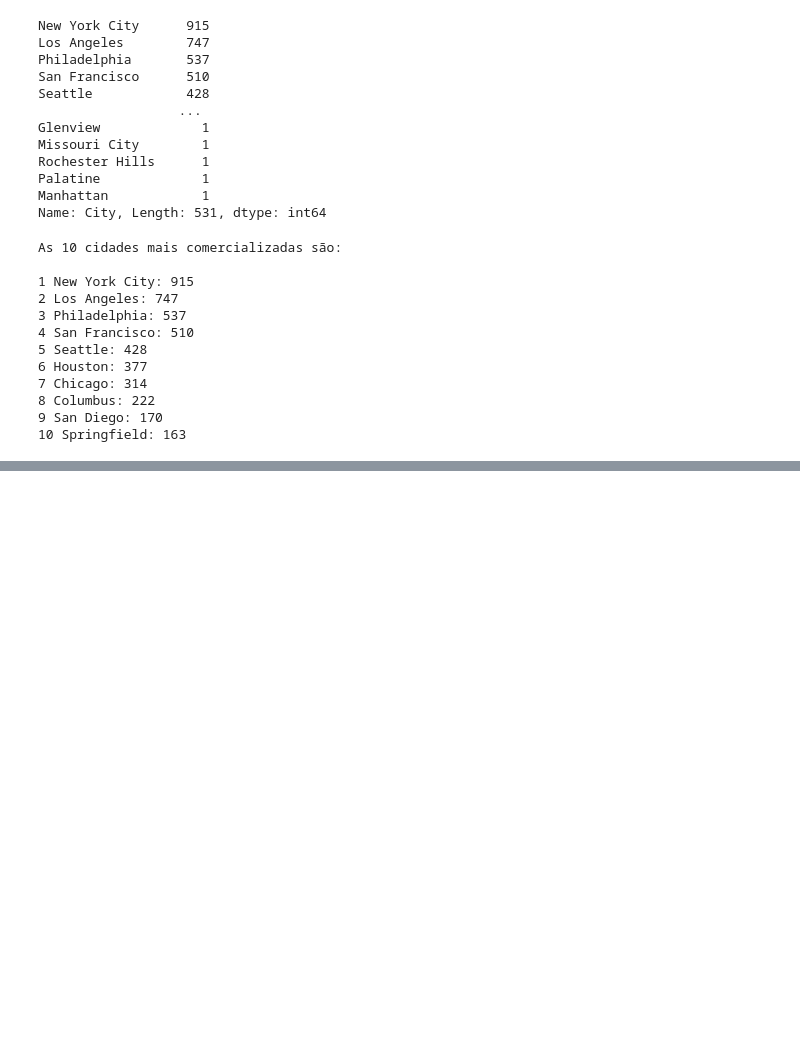
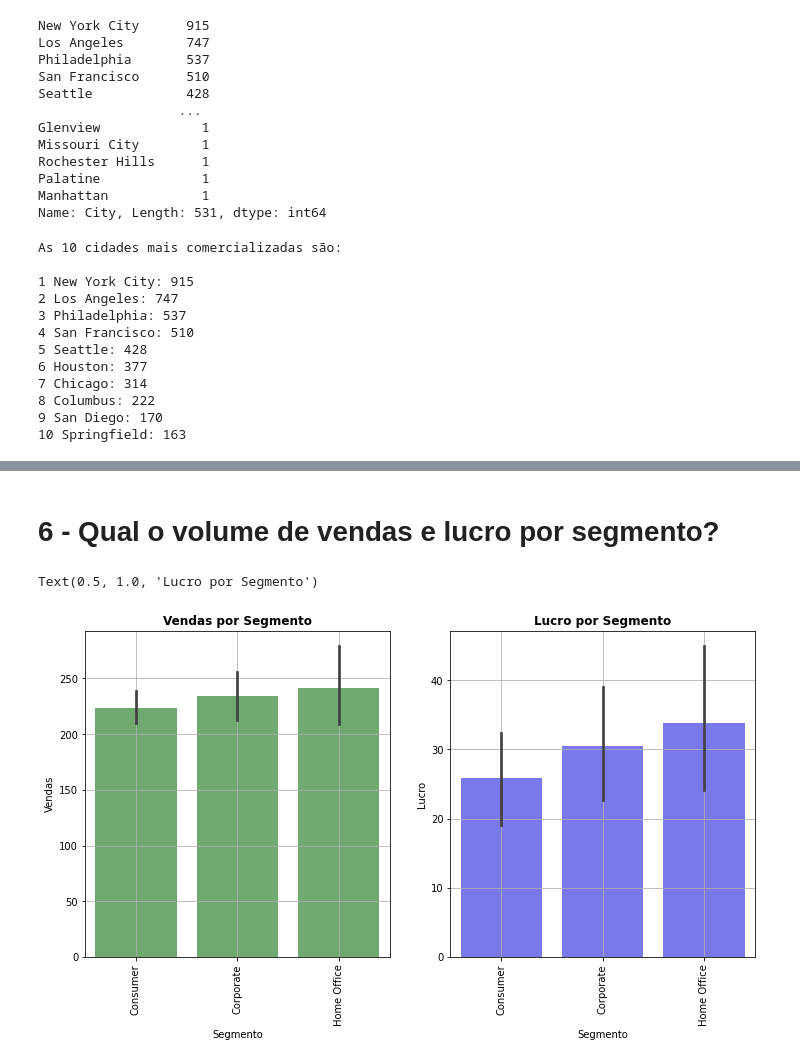
Before and after one commit to eduardoluisvieira/mackenzie, a Jupyter notebook: EDA_SuperStore.ipynb, the cells around one changed output, grey strips where cells are left out. Cells and saved outputs as stored; diff of their text form; code cells hidden in the pictures; blank space fills up the shorter version.

```diff
--- a/EDA_SuperStore.ipynb
+++ b/EDA_SuperStore.ipynb
@@ -312,0 +326,23 @@ Text(0.5, 1.0, 'Cidades que mais compraram')
+# %% [markdown]
+# **6 - Qual o volume de vendas e lucro por segmento?**
+# %%
+plt.figure(figsize=(12,6))
+plt.subplot(1,2,1)
+sns.barplot(x=superstore['Segment'],y=superstore['Sales'], color='g',alpha=0.6)
+plt.xticks(rotation=90)
+plt.xlabel('Segmento')
+plt.ylabel('Vendas')
+plt.grid()
+plt.title('Vendas por Segmento',fontsize=12,weight='bold')
+
+plt.subplot(1,2,2)
+
+sns.barplot(x=superstore['Segment'],y=superstore['Profit'], color='b',alpha=0.6)
+plt.xticks(rotation=90)
+plt.xlabel('Segmento')
+plt.ylabel('Lucro')
+plt.grid()
+plt.title('Lucro por Segmento',fontsize=12,weight='bold')
+# %% [output]
+Text(0.5, 1.0, 'Lucro por Segmento')
+[figure, added]
```
Also changed, not shown: parts of 3 cells of this notebook.
